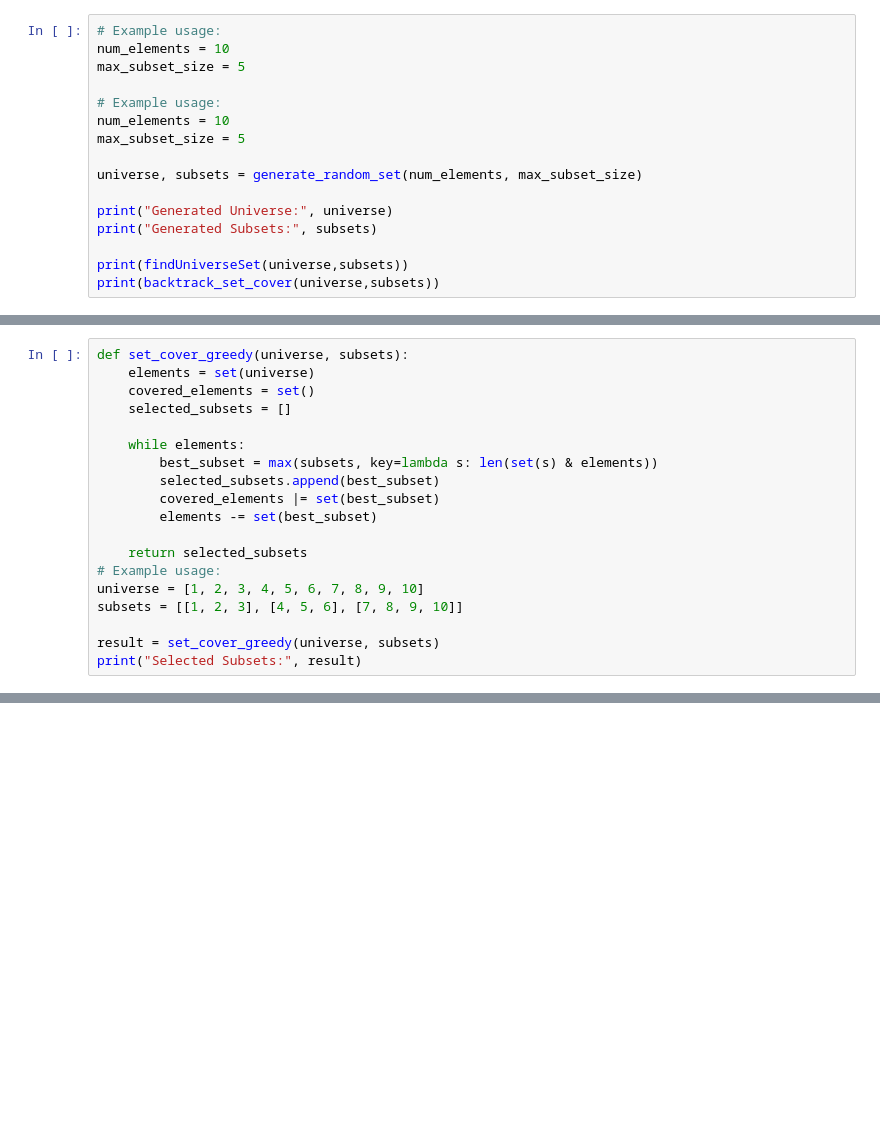
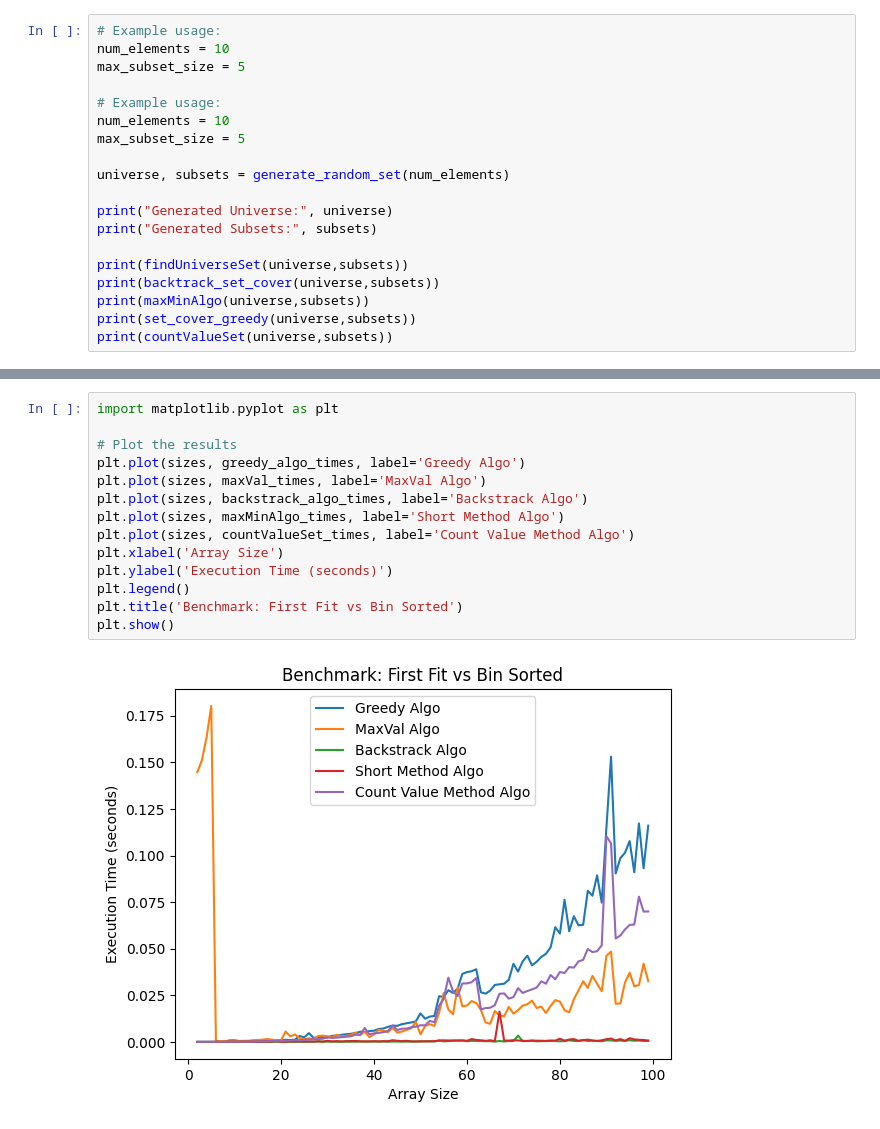
Before and after one commit to BcanTayiz/Computer-Science-Research, a Jupyter notebook: set_cover_research.ipynb, the cells around one changed output, grey strips where cells are left out. Drawn from its saved outputs; the diff is of its cells as text; blank space fills up the shorter version.

Commit message:
new algo added for set level

```diff
--- a/set_cover_research.ipynb
+++ b/set_cover_research.ipynb
@@ -93,12 +206,15 @@ max_subset_size = 5
 num_elements = 10
 max_subset_size = 5
 
-universe, subsets = generate_random_set(num_elements, max_subset_size)
+universe, subsets = generate_random_set(num_elements)
 
 print("Generated Universe:", universe)
 print("Generated Subsets:", subsets)
 
 print(findUniverseSet(universe,subsets))
 print(backtrack_set_cover(universe,subsets))
+print(maxMinAlgo(universe,subsets))
+print(set_cover_greedy(universe,subsets))
+print(countValueSet(universe,subsets))
 # %% [output]
 Generated Universe: [1, 2, 3, 4, 5, 6, 7, 8, 9, 10]
@@ -108,19 +226,0 @@ Generated Subsets: [[1, 4, 6, 7], [7, 9, 10, 7], [7, 3, 6, 5], [3], [1], [4, 1],
-# %%
-def set_cover_greedy(universe, subsets):
-    elements = set(universe)
-    covered_elements = set()
-    selected_subsets = []
-
-    while elements:
-        best_subset = max(subsets, key=lambda s: len(set(s) & elements))
-        selected_subsets.append(best_subset)
-        covered_elements |= set(best_subset)
-        elements -= set(best_subset)
-
-    return selected_subsets
-# Example usage:
-universe = [1, 2, 3, 4, 5, 6, 7, 8, 9, 10]
-subsets = [[1, 2, 3], [4, 5, 6], [7, 8, 9, 10]]
-
-result = set_cover_greedy(universe, subsets)
-print("Selected Subsets:", result)
@@ -129,3 +315,19 @@ Selected Subsets: [[7, 8, 9, 10], [1, 2, 3], [4, 5, 6]]
+# %%
+import matplotlib.pyplot as plt
+
+# Plot the results
+plt.plot(sizes, greedy_algo_times, label='Greedy Algo')
+plt.plot(sizes, maxVal_times, label='MaxVal Algo')
+plt.plot(sizes, backstrack_algo_times, label='Backstrack Algo')
+plt.plot(sizes, maxMinAlgo_times, label='Short Method Algo')
+plt.plot(sizes, countValueSet_times, label='Count Value Method Algo')
+plt.xlabel('Array Size')
+plt.ylabel('Execution Time (seconds)')
+plt.legend()
+plt.title('Benchmark: First Fit vs Bin Sorted')
+plt.show()
+# %% [output]
+[figure, added]
 # %%
 import time
 import matplotlib.pyplot as plt
```
Also changed, not shown: parts of 16 cells of this notebook.
